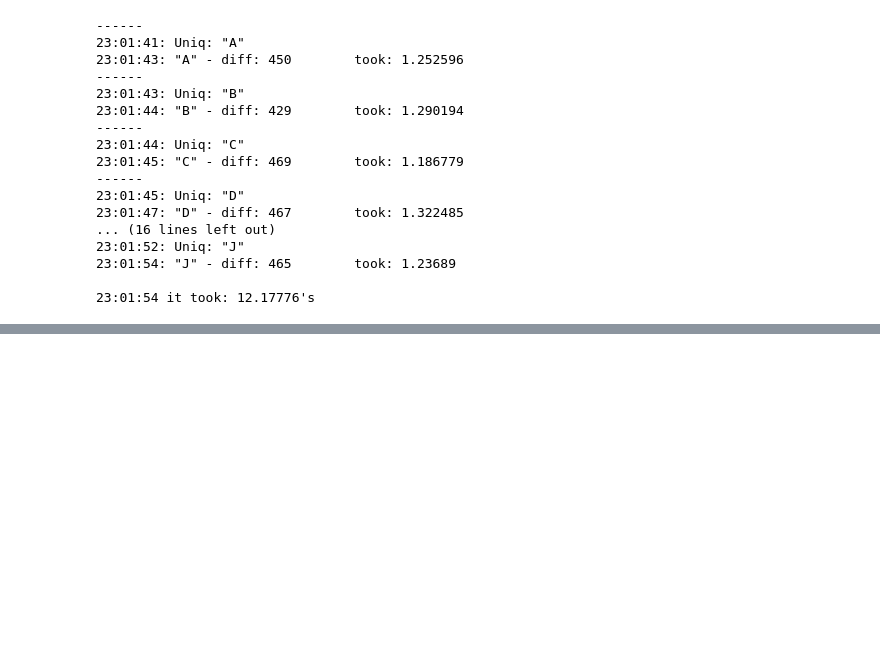
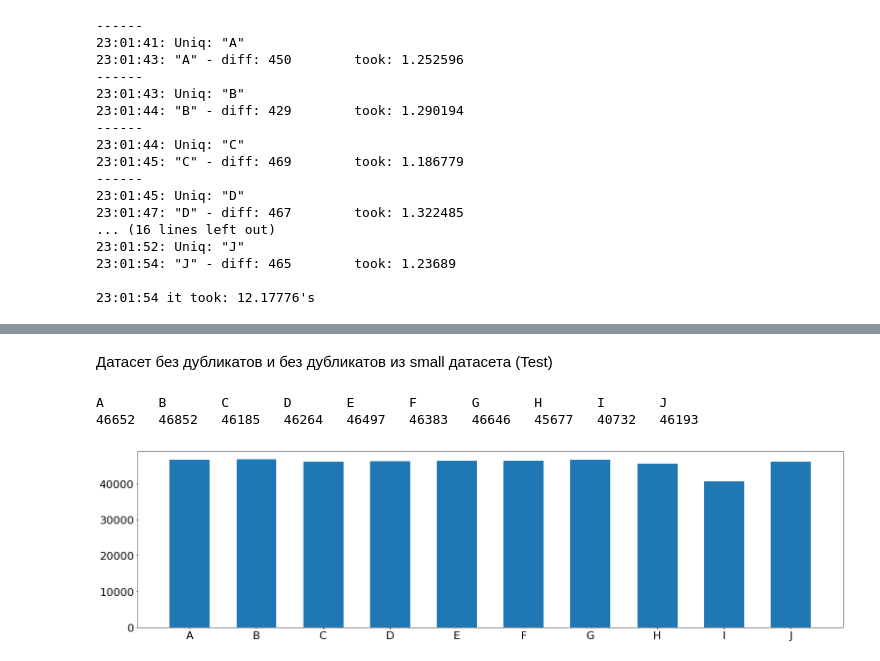
Before and after one commit to lightsuner/bsuir_ml_2, a Jupyter notebook: lab_1/src/book_lab_1_process_data.ipynb, the cells around one changed output, grey strips where cells are left out. Cells and saved outputs as stored; diff of their text form; code cells hidden in the pictures; blank space fills up the shorter version.

```diff
--- a/lab_1/src/book_lab_1_process_data.ipynb
+++ b/lab_1/src/book_lab_1_process_data.ipynb
@@ -186,0 +253,8 @@ scipy.io.savemat(large_clean_mat, large_clean_data)
+# %% [markdown]
+Датасет без дубликатов и без дубликатов из small датасета (Test)
+# %%
+display_balance(large_clean_data)
+# %% [output]
+A       B       C       D       E       F       G       H       I       J
+46652   46852   46185   46264   46497   46383   46646   45677   40732   46193
+[figure, added]
```
Also changed, not shown: parts of 20 cells of this notebook.
